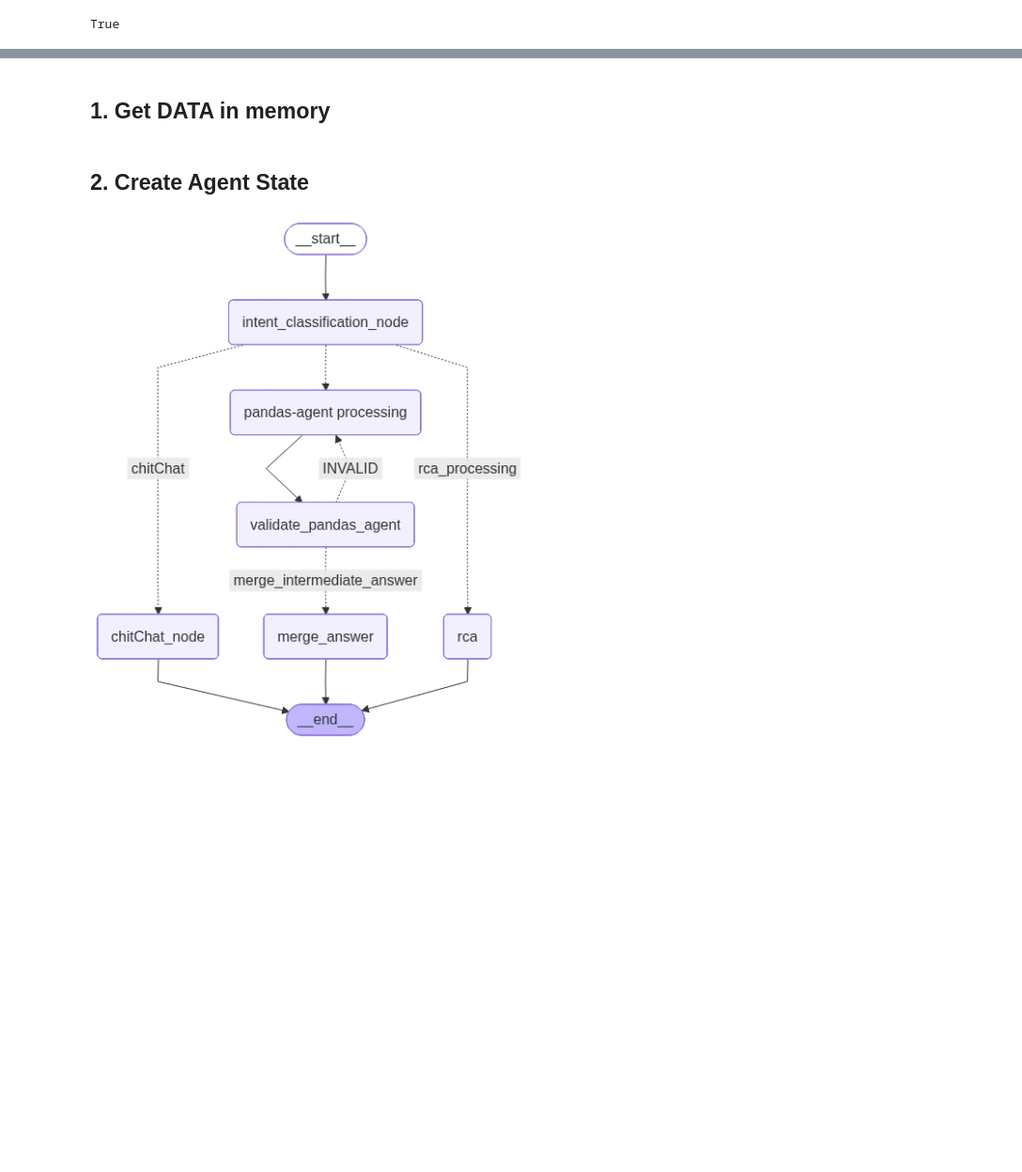
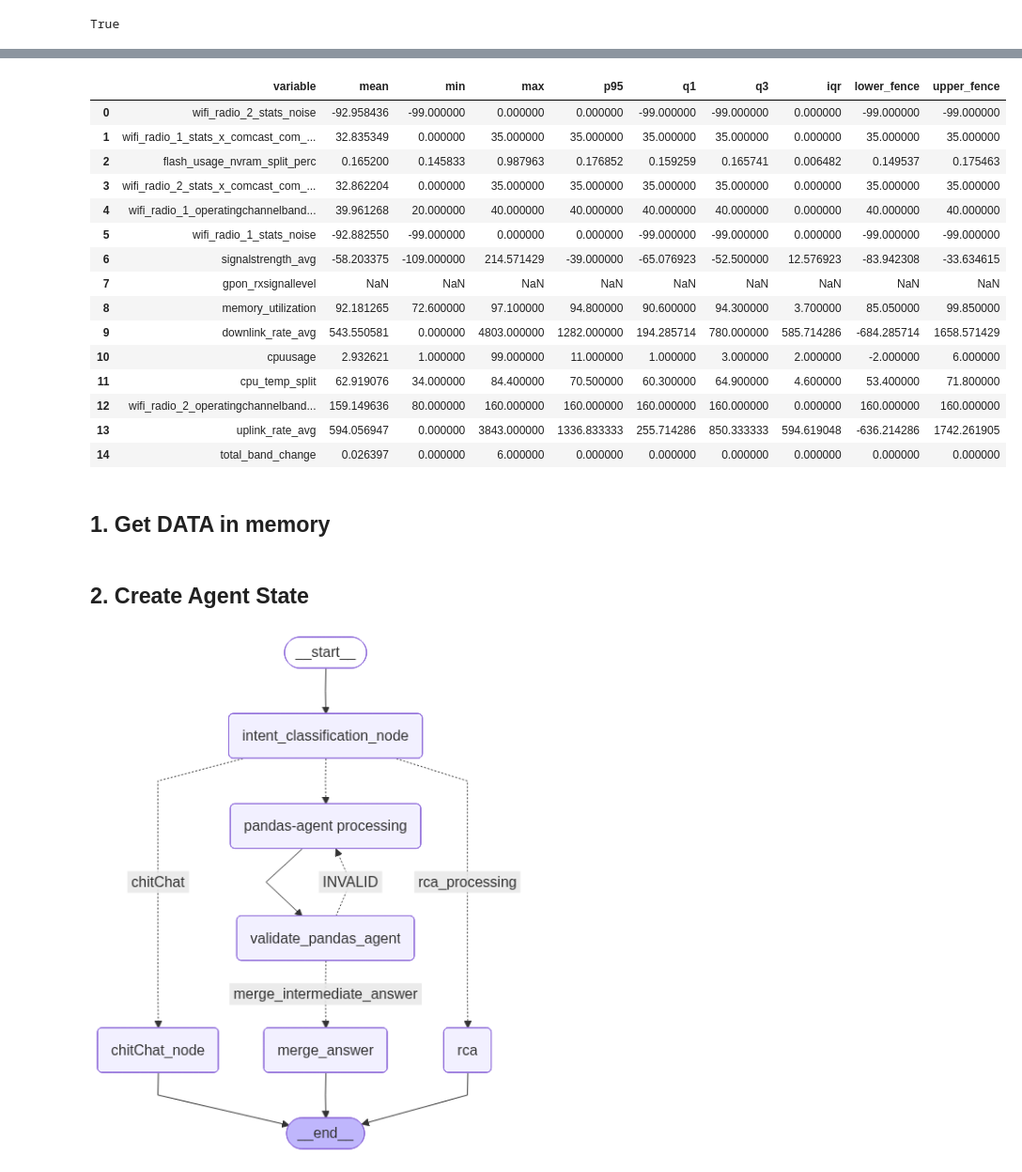
Before and after one commit to ketankishore27/bb_troubleshooter_chatbot, a Jupyter notebook: rough_work.ipynb, the cells around one changed output, grey strips where cells are left out. Shown: that part at 94% size. Drawn from its saved outputs; the diff is of its cells as text; code cells hidden in the pictures; blank space fills up the shorter version.

```diff
--- a/rough_work.ipynb
+++ b/rough_work.ipynb
@@ -21,2 +66,21 @@ True
+# %%
+router_data
+# %% [output]
+|  | variable | mean | min | max | p95 | q1 | q3 | iqr | lower_fence | upper_fence |
+| 0 | wifi_radio_2_stats_noise | -92.958436 | -99.000000 | 0.000000 | 0.000000 | -99.000000 | -99.000000 | 0.000000 | -99.000000 | -99.000000 |
+| 1 | wifi_radio_1_stats_x_comcast_com_... | 32.835349 | 0.000000 | 35.000000 | 35.000000 | 35.000000 | 35.000000 | 0.000000 | 35.000000 | 35.000000 |
+| 2 | flash_usage_nvram_split_perc | 0.165200 | 0.145833 | 0.987963 | 0.176852 | 0.159259 | 0.165741 | 0.006482 | 0.149537 | 0.175463 |
+| 3 | wifi_radio_2_stats_x_comcast_com_... | 32.862204 | 0.000000 | 35.000000 | 35.000000 | 35.000000 | 35.000000 | 0.000000 | 35.000000 | 35.000000 |
+| 4 | wifi_radio_1_operatingchannelband... | 39.961268 | 20.000000 | 40.000000 | 40.000000 | 40.000000 | 40.000000 | 0.000000 | 40.000000 | 40.000000 |
+| 5 | wifi_radio_1_stats_noise | -92.882550 | -99.000000 | 0.000000 | 0.000000 | -99.000000 | -99.000000 | 0.000000 | -99.000000 | -99.000000 |
+| 6 | signalstrength_avg | -58.203375 | -109.000000 | 214.571429 | -39.000000 | -65.076923 | -52.500000 | 12.576923 | -83.942308 | -33.634615 |
+| 7 | gpon_rxsignallevel | NaN | NaN | NaN | NaN | NaN | NaN | NaN | NaN | NaN |
+| 8 | memory_utilization | 92.181265 | 72.600000 | 97.100000 | 94.800000 | 90.600000 | 94.300000 | 3.700000 | 85.050000 | 99.850000 |
+| 9 | downlink_rate_avg | 543.550581 | 0.000000 | 4803.000000 | 1282.000000 | 194.285714 | 780.000000 | 585.714286 | -684.285714 | 1658.571429 |
+| 10 | cpuusage | 2.932621 | 1.000000 | 99.000000 | 11.000000 | 1.000000 | 3.000000 | 2.000000 | -2.000000 | 6.000000 |
+| 11 | cpu_temp_split | 62.919076 | 34.000000 | 84.400000 | 70.500000 | 60.300000 | 64.900000 | 4.600000 | 53.400000 | 71.800000 |
+| 12 | wifi_radio_2_operatingchannelband... | 159.149636 | 80.000000 | 160.000000 | 160.000000 | 160.000000 | 160.000000 | 0.000000 | 160.000000 | 160.000000 |
+| 13 | uplink_rate_avg | 594.056947 | 0.000000 | 3843.000000 | 1336.833333 | 255.714286 | 850.333333 | 594.619048 | -636.214286 | 1742.261905 |
+| 14 | total_band_change | 0.026397 | 0.000000 | 6.000000 | 0.000000 | 0.000000 | 0.000000 | 0.000000 | 0.000000 | 0.000000 |
 # %% [markdown]
 ## 1. Get DATA in memory
```
Also changed, not shown: parts of 6 cells of this notebook, 10 other files.
